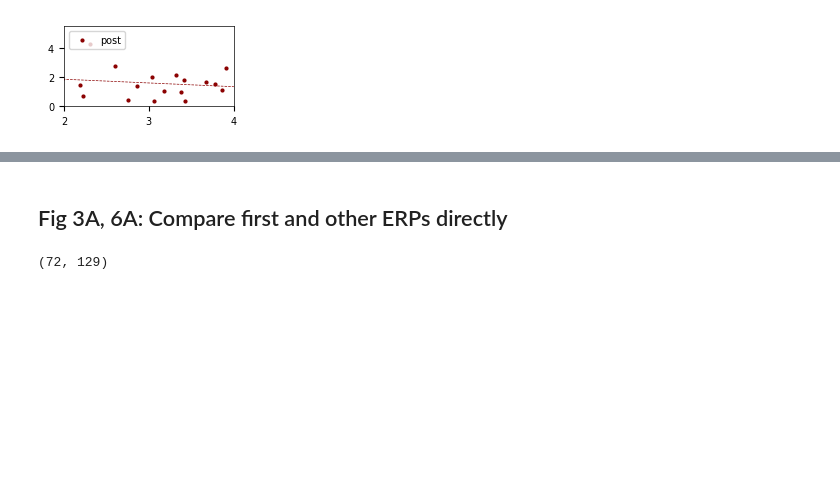
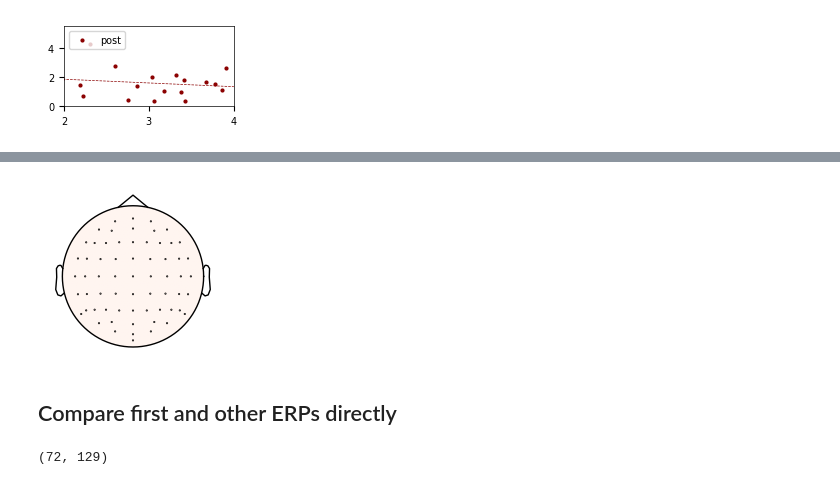
Before and after one commit to haiqin-zhang/AuditoryMotorPiano, a Jupyter notebook: ARTICLE_FIGS/[FIGURE]_ave_error_ERPs_prepost.ipynb, the cells around one changed output, grey strips where cells are left out. Saved outputs shown, nothing was run; the diff lists cells and outputs as text; code cells hidden in the pictures; blank space fills up the shorter version.

```diff
--- a/ARTICLE_FIGS/[FIGURE]_ave_error_ERPs_prepost.ipynb
+++ b/ARTICLE_FIGS/[FIGURE]_ave_error_ERPs_prepost.ipynb
@@ -480,2 +568,47 @@ plt.tight_layout()
+# %%
+#stats over channels with bootstrapping
+
+period = 'pre'
+time_to_plot = 0.06
+
+
+
+time_idx = time_index_custom([time_to_plot], erp_times)[0]
+diffs_fo= np.stack(corr_df.query(f'period == "{period}"')['diff'].values)[:, :64, time_idx]
+_, p_fo = t_over_channels(diffs_fo)
+
+#calculate differences
+diffs_fo_t = diffs_fo.mean(axis = 0)
+diffs_fo_t = p_mask(diffs_fo_t, p_fo)
+diffs_fo_t_abs = np.abs(diffs_fo_t)
+
+info = load_ep_info()
+
+# fig, axes = plt.subplots(figsize=(8,4))
+# im1, _ = mne.viz.plot_topomap(diffs_fo_t_abs, info, axes = axes, show=False, vlim=(0, 1.2e-6))
+
+# im1, _ = mne.viz.plot_topomap(diffs_fo_t, info, axes = axes, show=False)
+
+fig = plt.figure(figsize=(1.7,1.7))  # set the exact output size
+ax = fig.add_axes([0, 0, 1, 1])         # make axes fill the figure
+
+# for coll in ax.collections:
+#     if hasattr(coll, "set_linewidth"):
+#         coll.set_linewidth(0.1)
+
+im, _ = mne.viz.plot_topomap(
+    diffs_fo_t_abs, info, axes=ax, show=False, vlim=(0, 1.2e-6)
+)
+# cbar = plt.colorbar(im1, ax=ax, orientation='horizontal')
+# cbar.ax.xaxis.set_major_formatter(plt.FuncFormatter(lambda x, _: f'{x * 1e6:.1f}'))  # Convert scale from V to µV
+# cbar.set_label(r'Amplitude ($\mu$V)')
+# cbar.ax.tick_params()
+
+# fig.suptitle(f'{period} {time_to_plot} s'+"{}")
+# plt.tight_layout()
+
+plt.savefig(f'./figures/fo_topo_{time_to_plot}_{period}.svg', transparent=True)
+# %% [output]
+[figure, added]
 # %% [markdown]
-## Fig 3A, 6A: Compare first and other ERPs directly
+## Compare first and other ERPs directly
```
Also changed, not shown: parts of 23 cells of this notebook, 18 other files.
